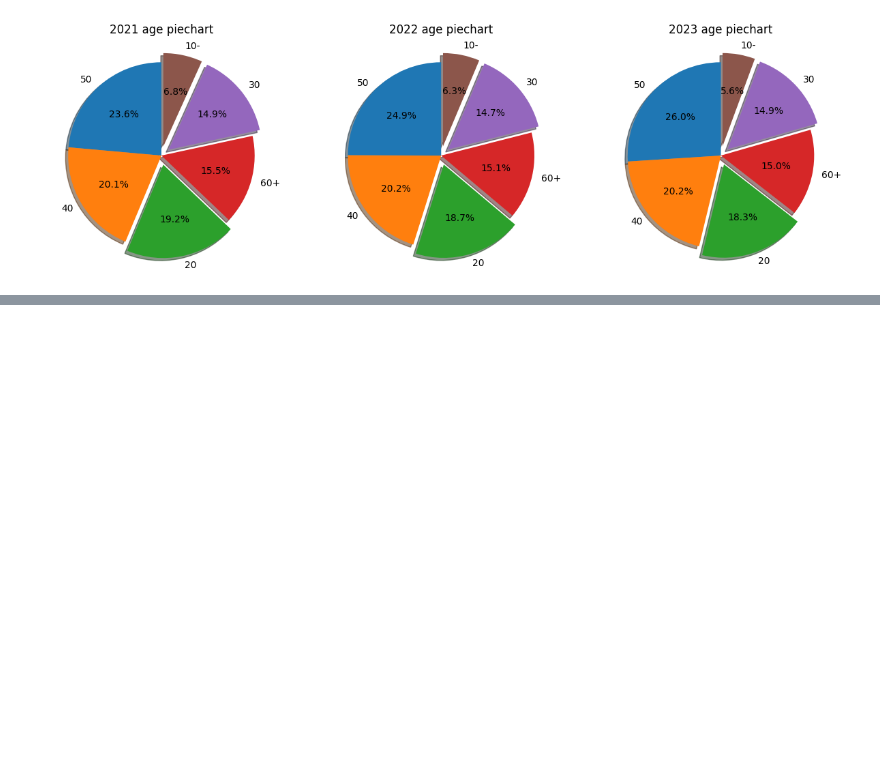
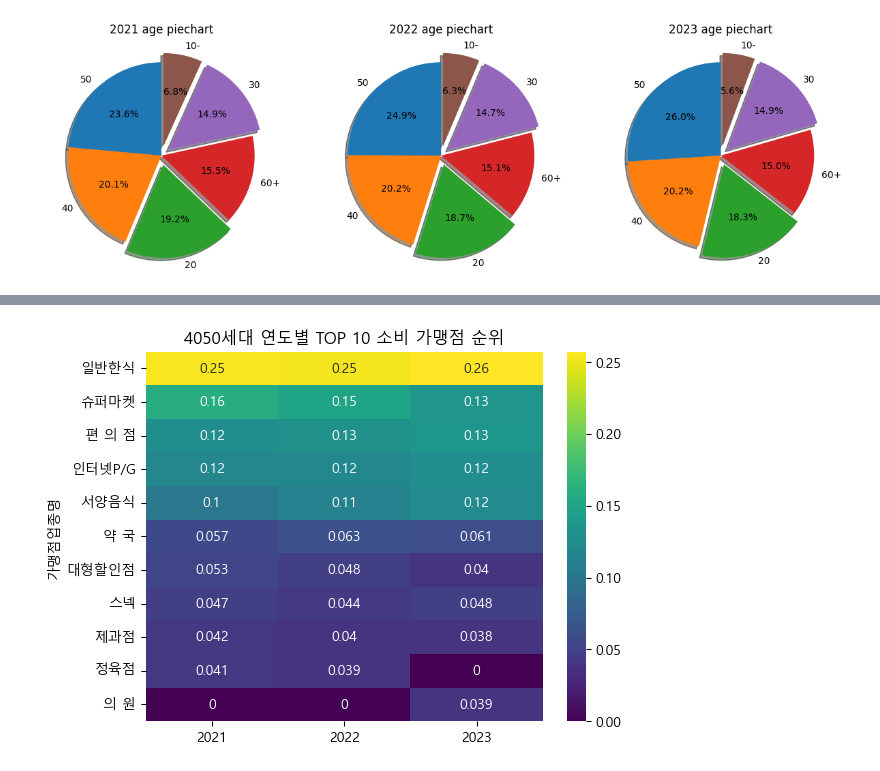
Before and after one commit to shs1018/iM_DiGital_Banker_academy, a Jupyter notebook: projects/iMBank_pj1/sampled_data_EDA.ipynb, the cells around one changed output, grey strips where cells are left out. Saved outputs shown, nothing was run; the diff lists cells and outputs as text; code cells hidden in the pictures; blank space fills up the shorter version.

```diff
--- a/projects/iMBank_pj1/sampled_data_EDA.ipynb
+++ b/projects/iMBank_pj1/sampled_data_EDA.ipynb
@@ -142,0 +188,18 @@ data_21.head(3)
+# %%
+tmp_21_2 = data_21[data_21['연령대'].isin(['40대','50대'])]
+tmp_22_2 = data_22[data_22['연령대'].isin(['40대','50대'])]
+tmp_23_2 = data_23[data_23['연령대'].isin(['40대','50대'])]
+# %%
+# 각 연도별 40~50대 카드 사용 중 상위 10개 항목 추출
+
+v_data_21_2 = pd.DataFrame(tmp_21_2['가맹점업종명'].value_counts().head(10))
+v_data_22_2 = pd.DataFrame(tmp_22_2['가맹점업종명'].value_counts().head(10))
+v_data_23_2 = pd.DataFrame(tmp_23_2['가맹점업종명'].value_counts().head(10))
+# %%
+# 시각화를 위한 데이터 전처리
+v_data_all_2 = pd.concat([v_data_21_2, v_data_22_2, v_data_23_2], axis = 1)
+v_data_all_2.columns = [2021,2022,2023]
+#v_data_all = v_data_all.reset_index()
+
+v_data_all_2 = v_data_all_2.div(v_data_all_2.sum(axis=0), axis = 1).fillna(0)
+v_data_all_2
@@ -142,0 +220,8 @@ data_21.head(3)
+# %%
+fig, ax = plt.subplots()
+sns.heatmap(v_data_all_2, annot=True,
+            cmap="viridis").set_title('4050세대 연도별 TOP 10 소비 가맹점 순위')
+
+plt.show()
+# %% [output]
+[figure, added]
```
Also changed, not shown: parts of 22 cells of this notebook, 1 other file.
